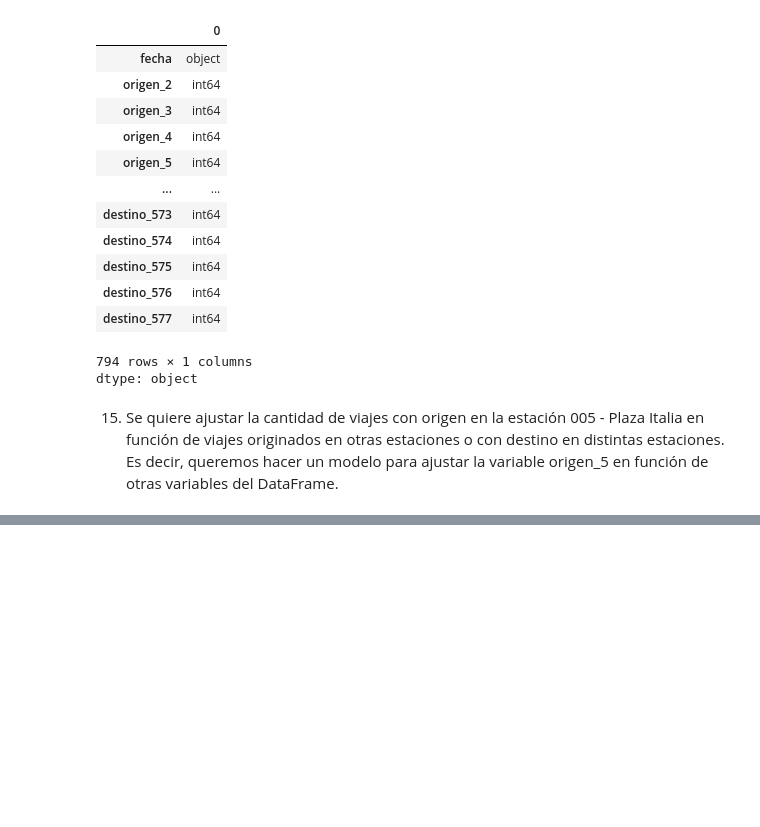
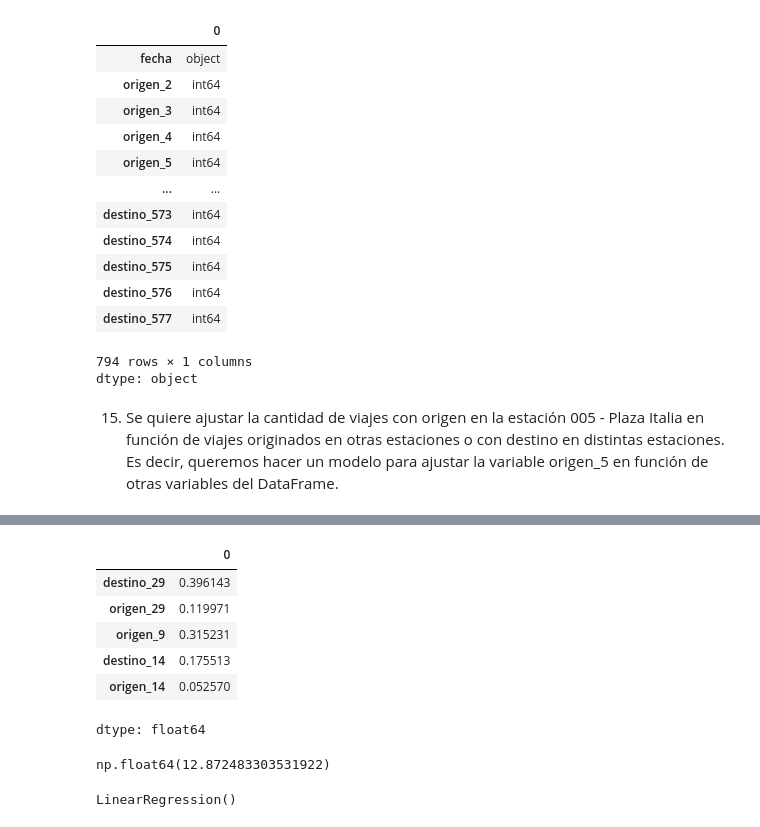
Before and after one commit to davidpalacio1/TP-1-LDD, a Jupyter notebook: TP_bicis.ipynb, the cells around one changed output, grey strips where cells are left out. Drawn from its saved outputs; the diff is of its cells as text; code cells hidden in the pictures; blank space fills up the shorter version.

```diff
--- a/TP_bicis.ipynb
+++ b/TP_bicis.ipynb
@@ -564,0 +634,16 @@ hacer un modelo para ajustar la variable origen_5 en función de otras variables
+# %%
+# Defino variables:
+
+# Variable objetivo:
+
+variable_objetivo = viajes["origen_5"]
+
+
+# Variables explicativas del Modelo 2:
+variables_modelo_2 = viajes[[
+    "destino_29",
+    "origen_29",
+    "origen_9",
+    "destino_14",
+    "origen_14"
+]]
@@ -564,0 +658,23 @@ hacer un modelo para ajustar la variable origen_5 en función de otras variables
+# %%
+# Veo coeficientes:
+
+coeficientes_modelo_2 = pd.Series(
+    modelo_2.coef_,
+    index=variables_modelo_2.columns
+)
+
+coeficientes_modelo_2
+# %% [output]
+|  | 0 |
+| destino_29 | 0.396143 |
+| origen_29 | 0.119971 |
+| origen_9 | 0.315231 |
+| destino_14 | 0.175513 |
+| origen_14 | 0.052570 |
+dtype: float64
+# %%
+# Intercepto:
+
+modelo_2.intercept_
+# %% [output]
+np.float64(12.872483303531922)
@@ -564,0 +693,7 @@ hacer un modelo para ajustar la variable origen_5 en función de otras variables
+# %%
+# Ajusto el modelo:
+
+modelo_3 = LinearRegression()
+modelo_3.fit(variables_modelo_3, variable_objetivo)
+# %% [output]
+LinearRegression()
```
Also changed, not shown: parts of 13 cells of this notebook.
